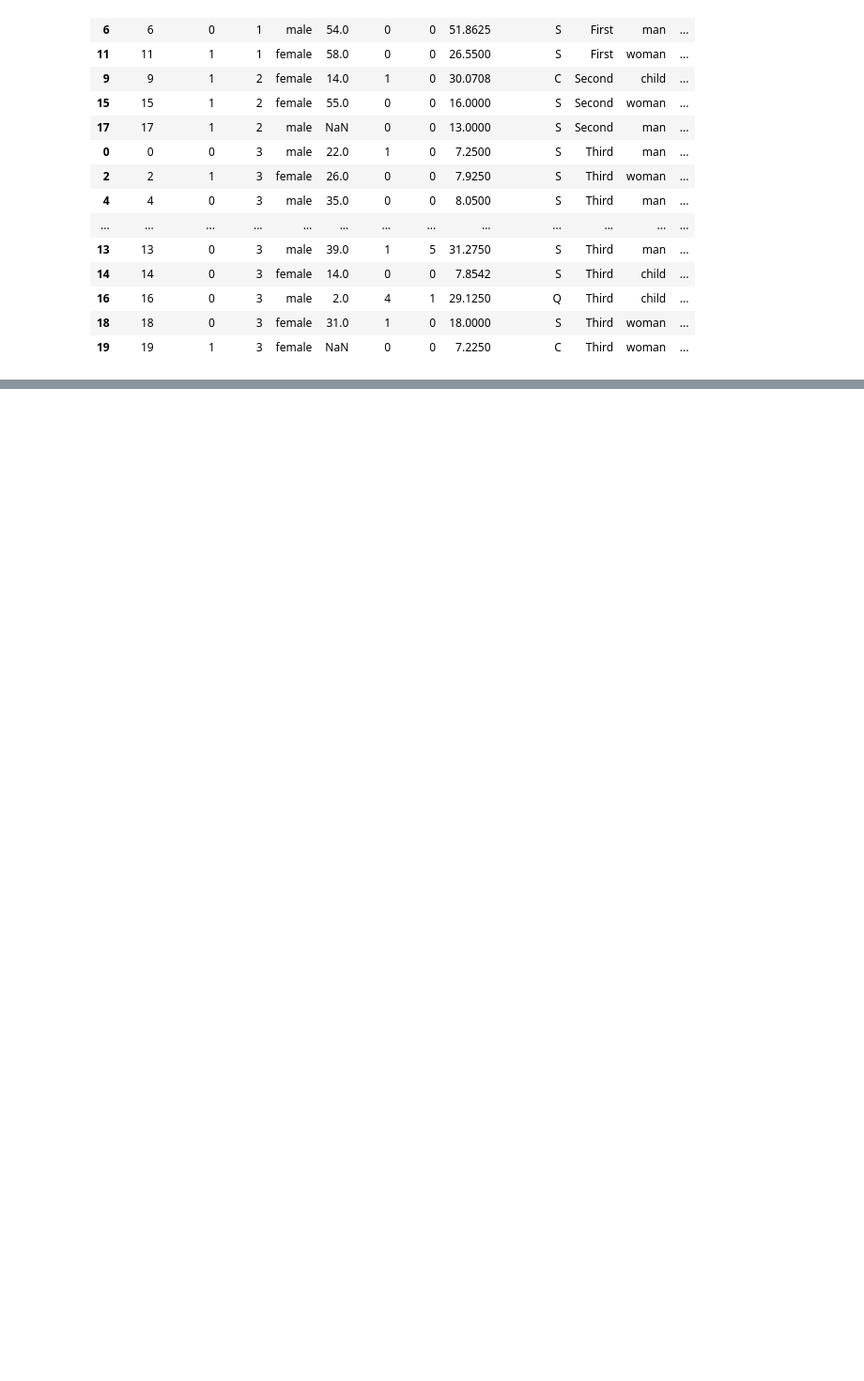
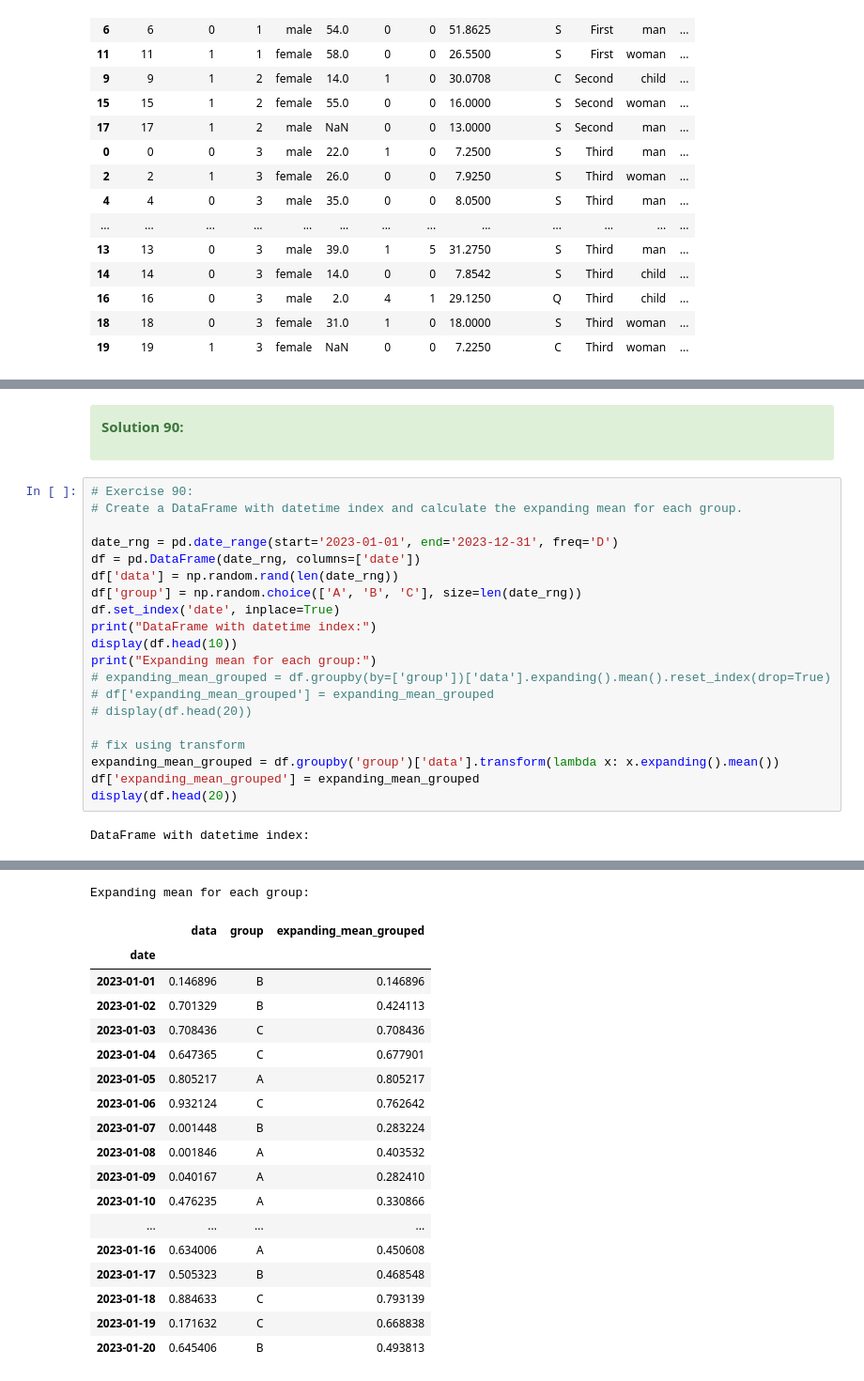
Before and after one commit to aziart/pandas-exercises, a Jupyter notebook: 12 - w3exercises/09 - Pandas Practice Sets/09 - 02 Mastering Pandas 100 Exercises.ipynb, the cells around one changed output, grey strips where cells are left out. Shown at 94% size. Saved outputs shown, nothing was run; the diff lists cells and outputs as text; blank space fills up the shorter version.

Commit message:
12_09_02 - Pandas 100 Exercises - 090/100

```diff
--- a/12 - w3exercises/09 - Pandas Practice Sets/09 - 02 Mastering Pandas 100 Exercises.ipynb
+++ b/12 - w3exercises/09 - Pandas Practice Sets/09 - 02 Mastering Pandas 100 Exercises.ipynb
@@ -6163,0 +6258,27 @@ df.reset_index(drop=False).head(20).sort_values(by=['pclass', 'index'])
+# %% [markdown]
+<div class="alert alert-success">
+
+**Solution 90:**
+</div>
+# %%
+# Exercise 90:
+# Create a DataFrame with datetime index and calculate the expanding mean for each group.
+
+date_rng = pd.date_range(start='2023-01-01', end='2023-12-31', freq='D')
+df = pd.DataFrame(date_rng, columns=['date'])
+df['data'] = np.random.rand(len(date_rng))
+df['group'] = np.random.choice(['A', 'B', 'C'], size=len(date_rng))
+df.set_index('date', inplace=True)
+print("DataFrame with datetime index:")
+display(df.head(10))
+print("Expanding mean for each group:")
+# expanding_mean_grouped = df.groupby(by=['group'])['data'].expanding().mean().reset_index(drop=True)
+# df['expanding_mean_grouped'] = expanding_mean_grouped
+# display(df.head(20))
+
+# fix using transform
+expanding_mean_grouped = df.groupby('group')['data'].transform(lambda x: x.expanding().mean())
+df['expanding_mean_grouped'] = expanding_mean_grouped
+display(df.head(20))
+# %% [output]
+DataFrame with datetime index:
@@ -6163,0 +6297,19 @@ df.reset_index(drop=False).head(20).sort_values(by=['pclass', 'index'])
+Expanding mean for each group:
+|  | data | group | expanding_mean_grouped |
+| date |  |  |  |
+| 2023-01-01 | 0.146896 | B | 0.146896 |
+| 2023-01-02 | 0.701329 | B | 0.424113 |
+| 2023-01-03 | 0.708436 | C | 0.708436 |
+| 2023-01-04 | 0.647365 | C | 0.677901 |
+| 2023-01-05 | 0.805217 | A | 0.805217 |
+| 2023-01-06 | 0.932124 | C | 0.762642 |
+| 2023-01-07 | 0.001448 | B | 0.283224 |
+| 2023-01-08 | 0.001846 | A | 0.403532 |
+| 2023-01-09 | 0.040167 | A | 0.282410 |
+| 2023-01-10 | 0.476235 | A | 0.330866 |
+| ... | ... | ... | ... |
+| 2023-01-16 | 0.634006 | A | 0.450608 |
+| 2023-01-17 | 0.505323 | B | 0.468548 |
+| 2023-01-18 | 0.884633 | C | 0.793139 |
+| 2023-01-19 | 0.171632 | C | 0.668838 |
+| 2023-01-20 | 0.645406 | B | 0.493813 |
```
Also changed, not shown: parts of 26 cells of this notebook.
